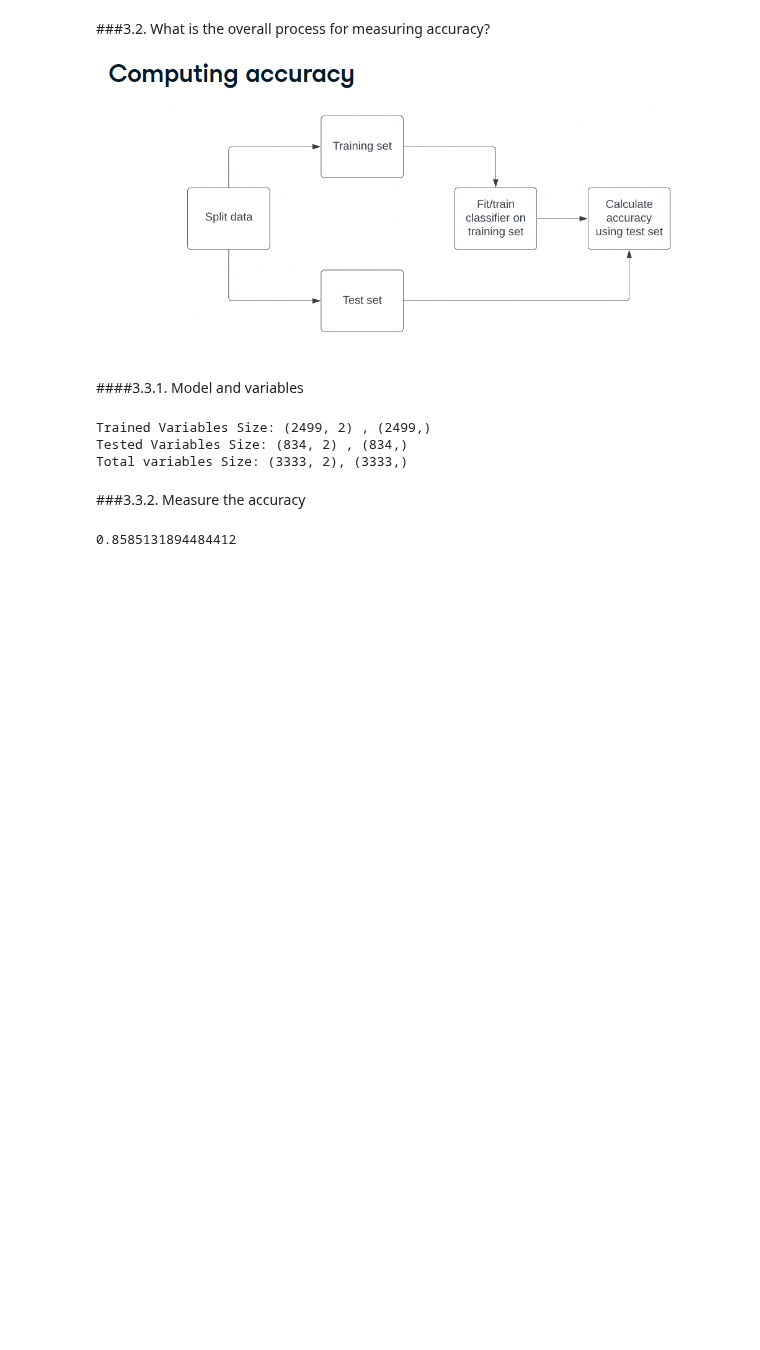
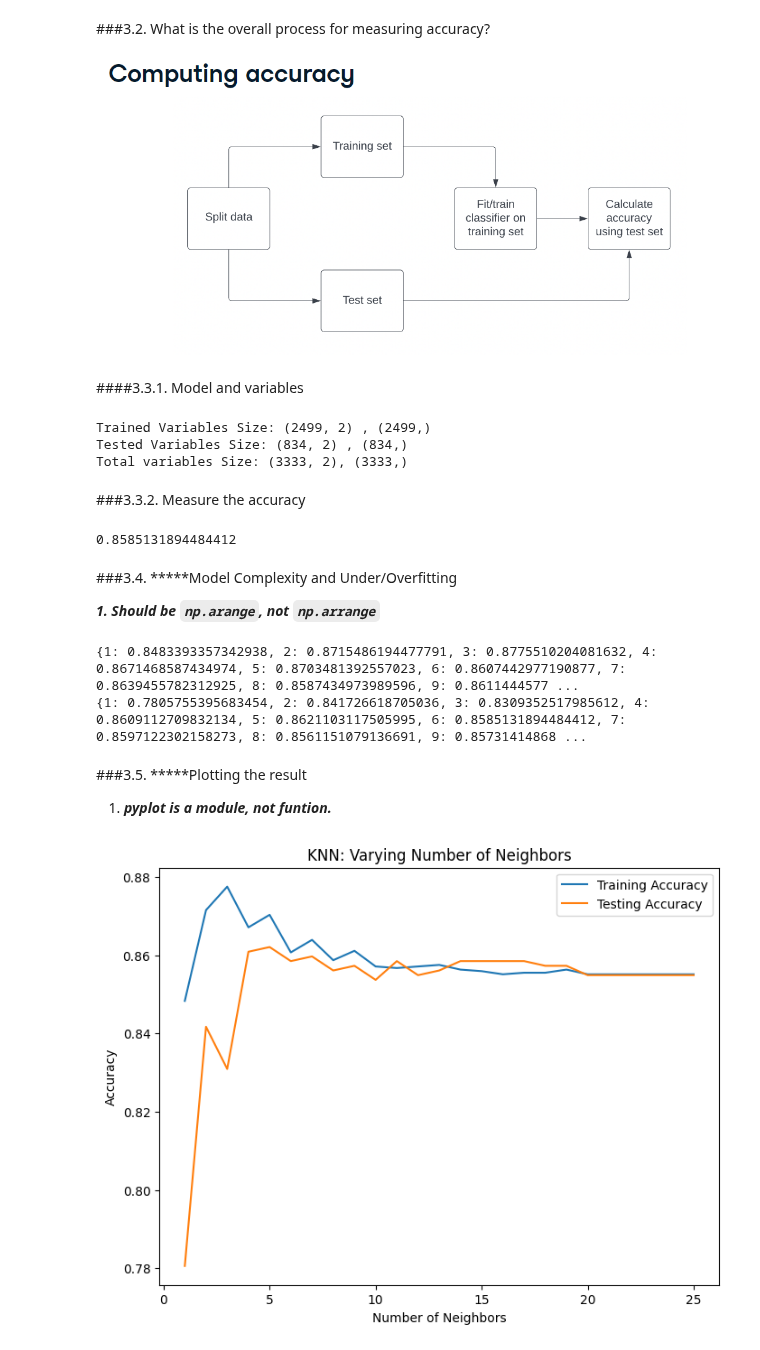
Before and after one commit to zizanayub/Machine-Leaning-Data-Scientist-with-Python, a Jupyter notebook: 01_01_Supervised_Learning_with_Scikit_Learn.ipynb, the cells around one changed output. Saved outputs shown, nothing was run; the diff lists cells and outputs as text; code cells hidden in the pictures; blank space fills up the shorter version.

```diff
--- a/01_01_Supervised_Learning_with_Scikit_Learn.ipynb
+++ b/01_01_Supervised_Learning_with_Scikit_Learn.ipynb
@@ -201,3 +201,48 @@ knn.fit(X_train,y_train)
 print(knn.score(X_test,y_test))
 # %% [output]
 0.8585131894484412
+# %% [markdown]
+###3.4. *****Model Complexity and Under/Overfitting
+
+***1. Should be `np.arange`, not `np.arrange`***
+# %%
+## Introducing the dictionary
+train_accuracies = {}
+test_accuracies = {}
+
+## Structuring the neighbor count
+neighbors = np.arange(1,26)
+### print(neighbors)
+
+for neighbor in neighbors:
+  knn = KNeighborsClassifier(n_neighbors = neighbor)   ##Calling KNeighborsClassifier function and put it to knn variable
+  knn.fit(X_train,y_train)    ##training the model
+
+  train_accuracies[neighbor] = knn.score(X_train,y_train)  ##train_accuracies[1] = 0.78
+  test_accuracies[neighbor] = knn.score(X_test,y_test)  ##test_accuracies[1] = 0.88 or sth
+
+print(train_accuracies)
+print(test_accuracies)
+
+
+###Get max and min values among accuracies
+# %% [output]
+{1: 0.8483393357342938, 2: 0.8715486194477791, 3: 0.8775510204081632, 4: 0.8671468587434974, 5: 0.8703481392557023, 6: 0.8607442977190877, 7: 0.8639455782312925, 8: 0.8587434973989596, 9: 0.8611444577 ...
+{1: 0.7805755395683454, 2: 0.841726618705036, 3: 0.8309352517985612, 4: 0.8609112709832134, 5: 0.8621103117505995, 6: 0.8585131894484412, 7: 0.8597122302158273, 8: 0.8561151079136691, 9: 0.85731414868 ...
+# %% [markdown]
+###3.5. *****Plotting the result
+
+1. ***pyplot is a module, not funtion.***
+# %%
+import matplotlib.pyplot as plt   ###import pyplot module from matplotlib package
+
+plt.figure (figsize=(8,6))  ##Shows a figure , in the bracket, is's an argument.
+plt.title("KNN: Varying Number of Neighbors")   ##Naming it
+plt.plot(neighbors,train_accuracies.values(),label = "Training Accuracy")  ##plotting x = neighbors, y = accuracy values
+plt.plot(neighbors,test_accuracies.values(),label = "Testing Accuracy") ##Same as training
+plt.legend() ##Showing the details
+plt.xlabel("Number of Neighbors") ##naming of x-line
+plt.ylabel("Accuracy")  ##naming of y-line
+plt.show()
+# %% [output]
+[figure, added]
```
